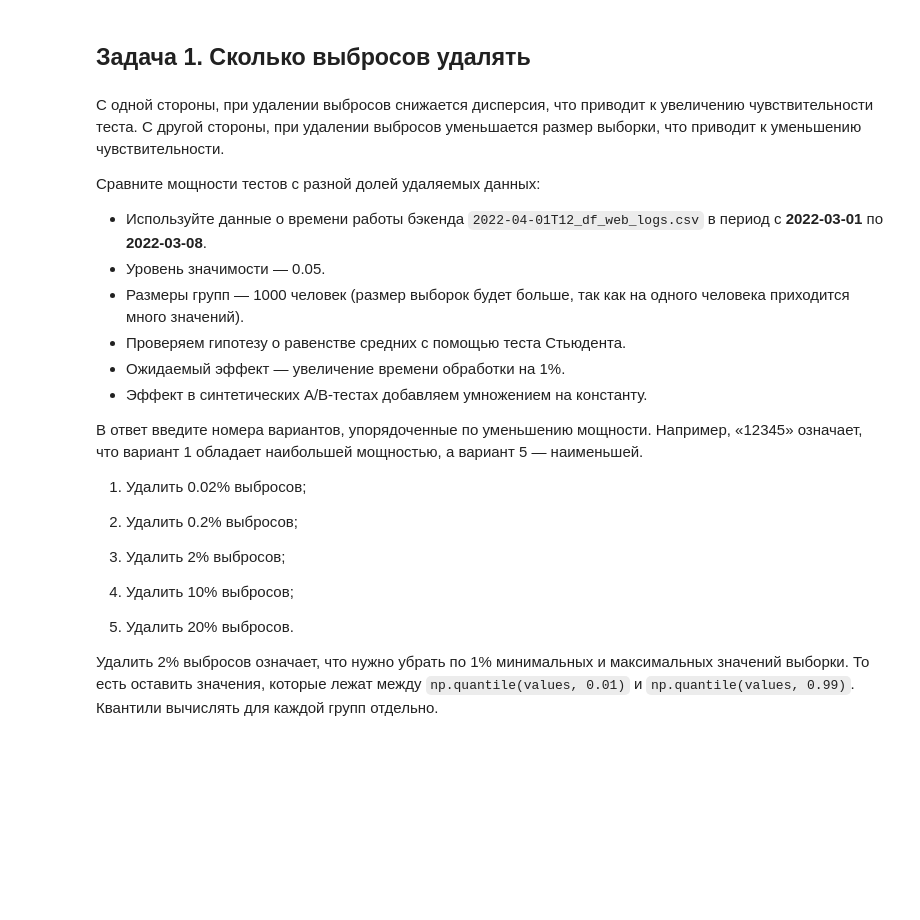
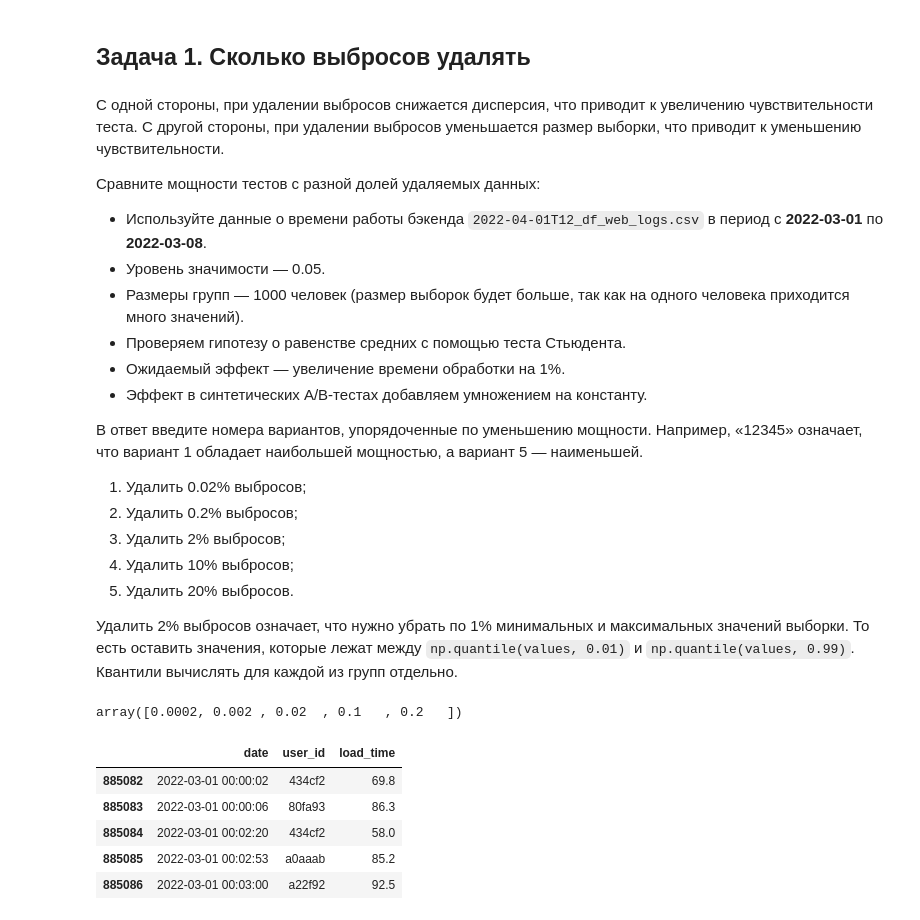
Before and after one commit to ib-rain/kc, a Jupyter notebook: simulator_ab/06_Solution.ipynb, the cells around one changed output. Saved outputs shown, nothing was run; the diff lists cells and outputs as text; code cells hidden in the pictures; blank space fills up the shorter version.

```diff
--- a/simulator_ab/06_Solution.ipynb
+++ b/simulator_ab/06_Solution.ipynb
@@ -16,13 +16,44 @@ from _shared import *
 В ответ введите номера вариантов, упорядоченные по уменьшению мощности. Например, «12345» означает, что вариант 1 обладает наибольшей мощностью, а вариант 5 — наименьшей.
 
 1. Удалить 0.02% выбросов;
-
 2. Удалить 0.2% выбросов;
-
 3. Удалить 2% выбросов;
-
 4. Удалить 10% выбросов;
-
 5. Удалить 20% выбросов.
 
-Удалить 2% выбросов означает, что нужно убрать по 1% минимальных и максимальных значений выборки. То есть оставить значения, которые лежат между `np.quantile(values, 0.01)` и `np.quantile(values, 0.99)`. Квантили вычислять для каждой групп отдельно.
+Удалить 2% выбросов означает, что нужно убрать по 1% минимальных и максимальных значений выборки. То есть оставить значения, которые лежат между `np.quantile(values, 0.01)` и `np.quantile(values, 0.99)`. Квантили вычислять для каждой из групп отдельно.
+# %%
+target_metric = 'load_time' #mean per user.
+
+filename = '2022-04-01T12_df_web_logs.csv'
+begin_date = '2022-03-01'
+end_date = '2022-03-08'
+
+alpha = 0.05
+criterion = stats.ttest_ind
+
+group_size = 1000
+effect_type = 'mul'
+mde = +0.01
+
+filter_quantiles = np.array([0.02, 0.20, 2.00, 10.00, 20.00]) / 100.0
+filter_quantiles
+# %% [output]
+array([0.0002, 0.002 , 0.02  , 0.1   , 0.2   ])
+# %%
+df_web_logs = get_data_subset(
+    df=read_from_database(filename, [2]),
+    begin_date=begin_date,
+    end_date=end_date,
+    user_ids=None,
+    columns=['date', 'user_id', 'load_time']
+)
+
+df_web_logs.head()
+# %% [output]
+|  | date | user_id | load_time |
+| 885082 | 2022-03-01 00:00:02 | 434cf2 | 69.8 |
+| 885083 | 2022-03-01 00:00:06 | 80fa93 | 86.3 |
+| 885084 | 2022-03-01 00:02:20 | 434cf2 | 58.0 |
+| 885085 | 2022-03-01 00:02:53 | a0aaab | 85.2 |
+| 885086 | 2022-03-01 00:03:00 | a22f92 | 92.5 |
```
Also changed, not shown: parts of 15 cells of this notebook, 2 other files.
